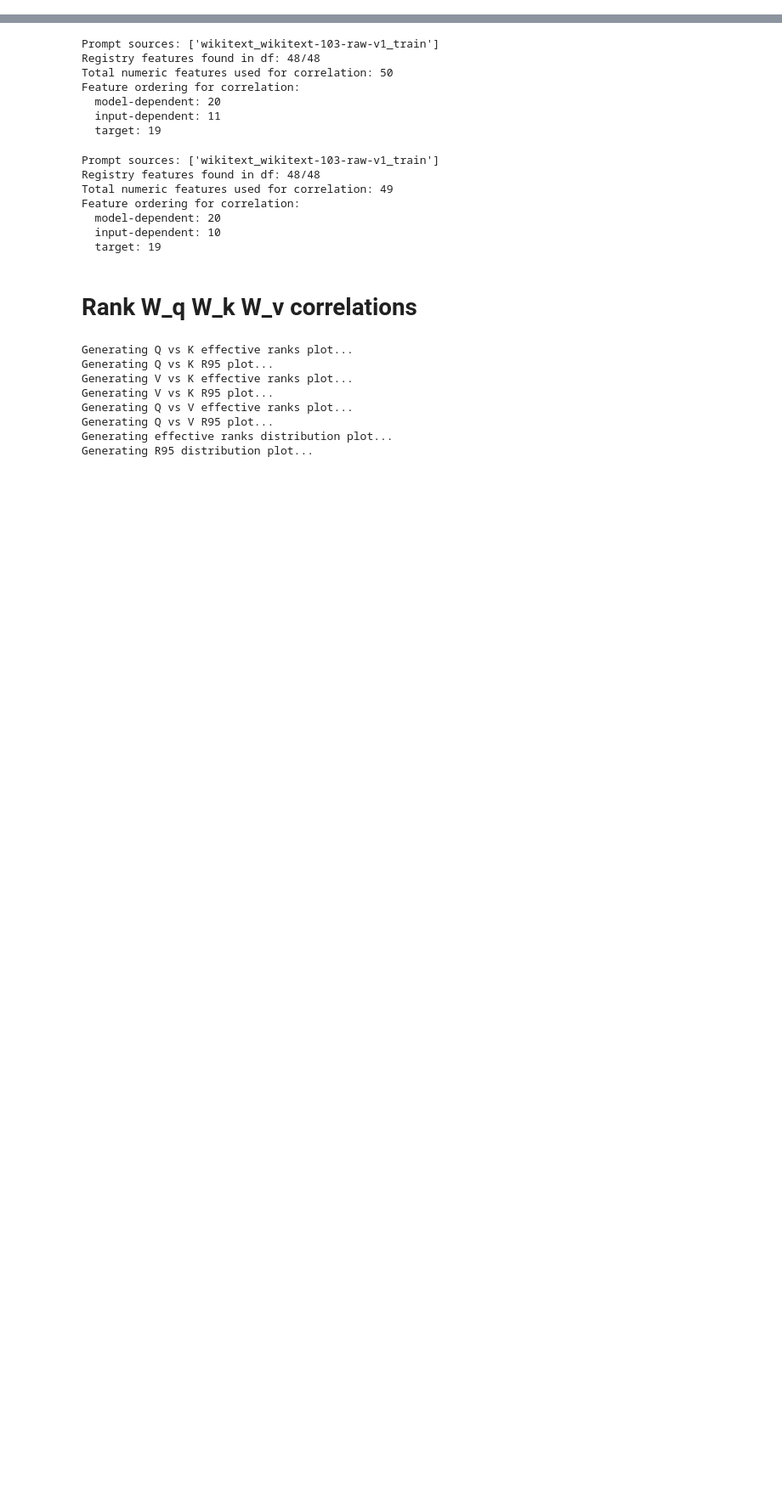
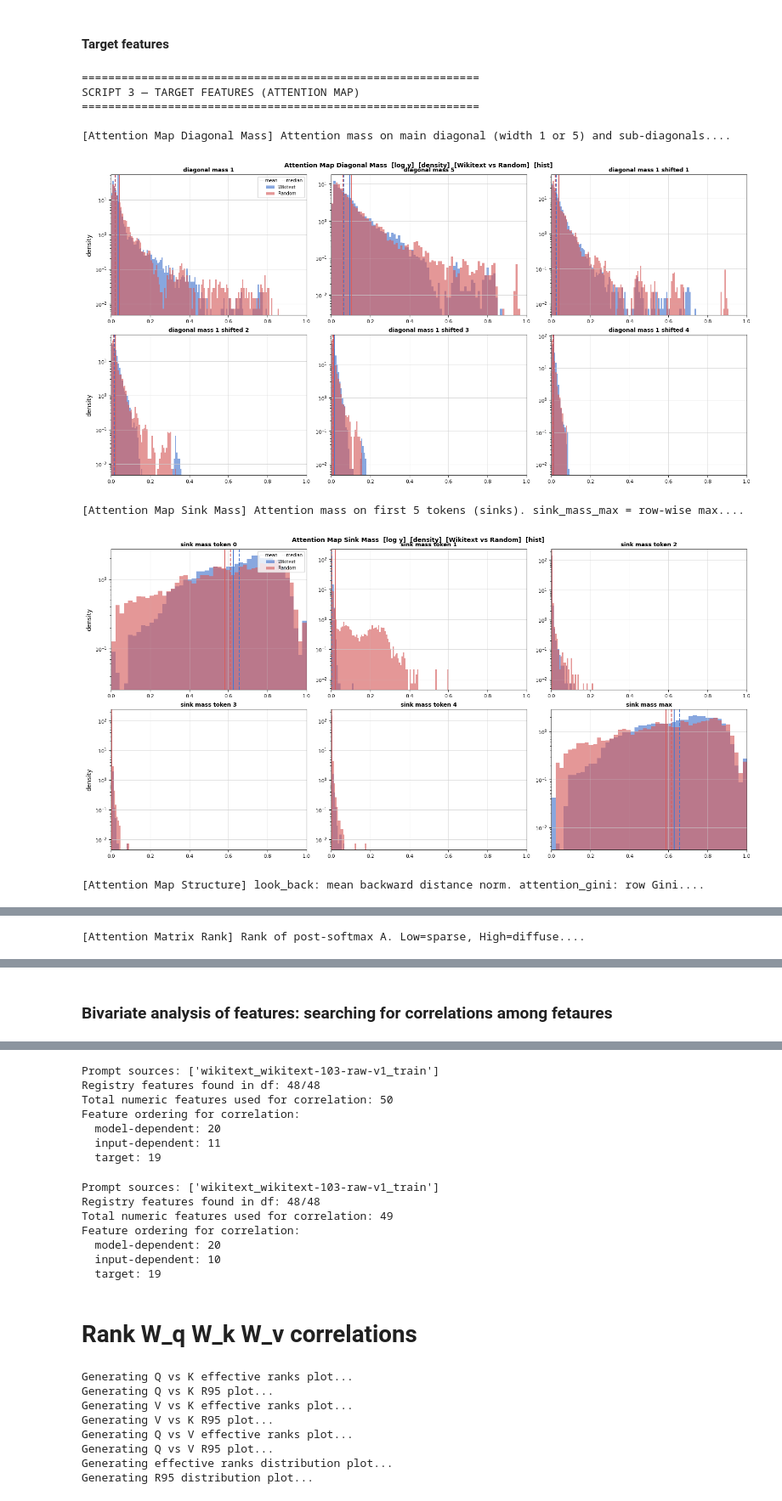
Before and after one commit to raffaeledagostino/sparse-attention-patterns, a Jupyter notebook: dataset.ipynb, the cells around one changed output, grey strips where cells are left out. Shown at 85% size. Cells and saved outputs as stored; diff of their text form; code cells hidden in the pictures; blank space fills up the shorter version.

Commit message:
fixed r95 feature, first univariate analysis of features

```diff
--- a/dataset.ipynb
+++ b/dataset.ipynb
@@ -146,0 +609,21 @@ df.head()
+# %% [markdown]
+#### Target features
+# %%
+
+# SCRIPT 3 — Target Features (Attention Map)
+print("=" * 60)
+print("SCRIPT 3 — TARGET FEATURES (ATTENTION MAP)")
+print("=" * 60)
+for subgroup_name, meta in TAXONOMY["target"].items():
+    print(f"\n[{subgroup_name}] {meta['notes'][:80]}...")
+    plot_group(subgroup_name, meta, df)
+# %% [output]
+============================================================
+SCRIPT 3 — TARGET FEATURES (ATTENTION MAP)
+============================================================
+
+[Attention Map Diagonal Mass] Attention mass on main diagonal (width 1 or 5) and sub-diagonals....
+[figure, added]
+[Attention Map Sink Mass] Attention mass on first 5 tokens (sinks). sink_mass_max = row-wise max....
+[figure, added]
+[Attention Map Structure] look_back: mean backward distance norm. attention_gini: row Gini....
@@ -146,0 +631 @@ df.head()
+[Attention Matrix Rank] Rank of post-softmax A. Low=sparse, High=diffuse....
@@ -146,0 +633,2 @@ df.head()
+# %% [markdown]
+### Bivariate analysis of features: searching for correlations among fetaures
```
Also changed, not shown: parts of 22 cells of this notebook, 2 other files.
